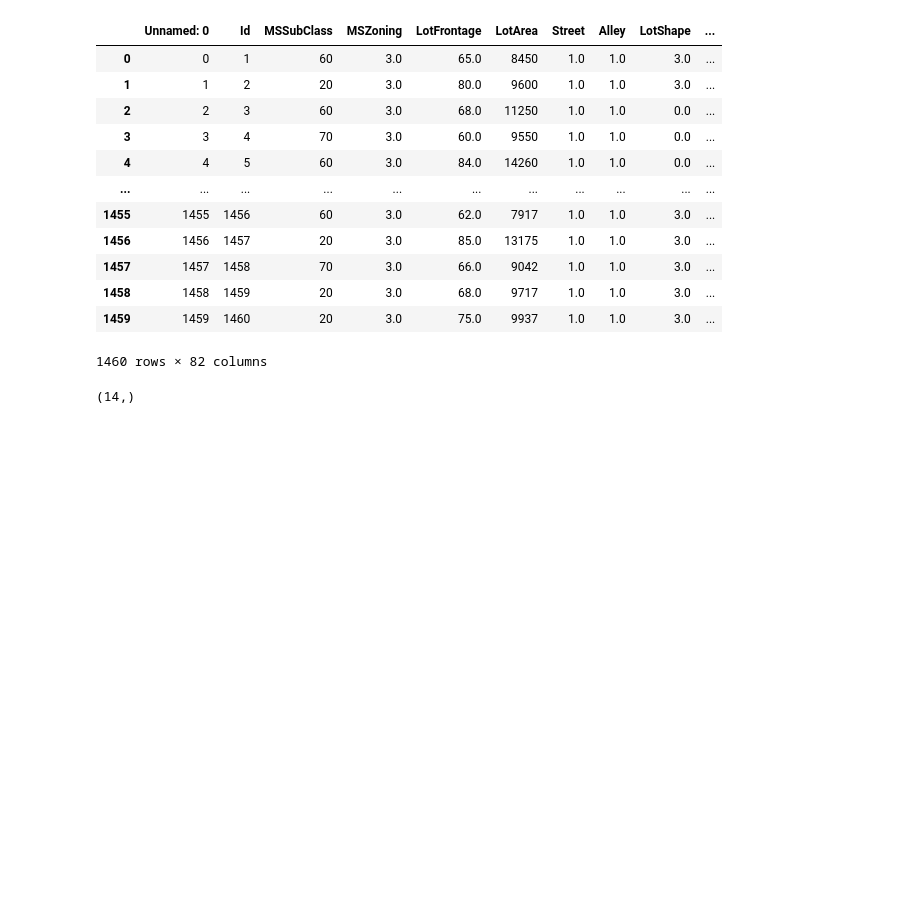
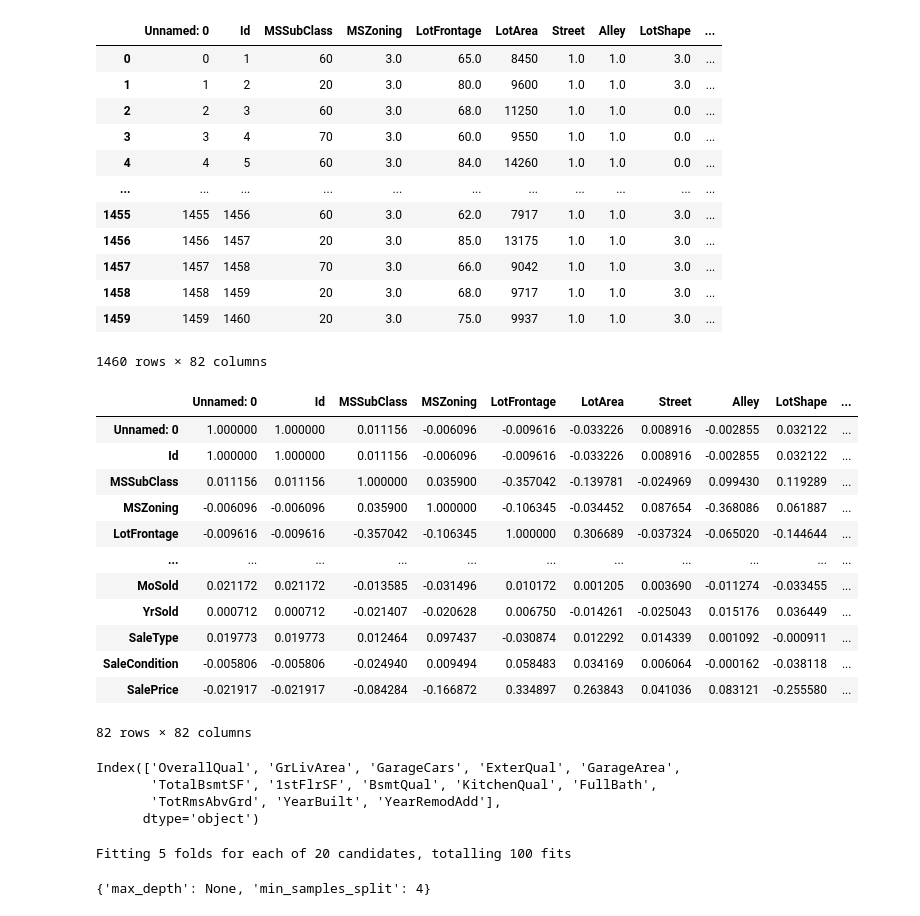
Before and after one commit to Saitam1602/esame-algoritmi, a Jupyter notebook: notebooks/encoding.ipynb, the cells around one changed output. Cells and saved outputs as stored; diff of their text form; code cells hidden in the pictures; blank space fills up the shorter version.

Commit message:
grid_search

```diff
--- a/notebooks/encoding.ipynb
+++ b/notebooks/encoding.ipynb
@@ -46,10 +46,30 @@ df
 1460 rows × 82 columns
 # %%
 correlation = df.corr()
+correlation
+# %% [output]
+|  | Unnamed: 0 | Id | MSSubClass | MSZoning | LotFrontage | LotArea | Street | Alley | LotShape | ... |
+| Unnamed: 0 | 1.000000 | 1.000000 | 0.011156 | -0.006096 | -0.009616 | -0.033226 | 0.008916 | -0.002855 | 0.032122 | ... |
+| Id | 1.000000 | 1.000000 | 0.011156 | -0.006096 | -0.009616 | -0.033226 | 0.008916 | -0.002855 | 0.032122 | ... |
+| MSSubClass | 0.011156 | 0.011156 | 1.000000 | 0.035900 | -0.357042 | -0.139781 | -0.024969 | 0.099430 | 0.119289 | ... |
+| MSZoning | -0.006096 | -0.006096 | 0.035900 | 1.000000 | -0.106345 | -0.034452 | 0.087654 | -0.368086 | 0.061887 | ... |
+| LotFrontage | -0.009616 | -0.009616 | -0.357042 | -0.106345 | 1.000000 | 0.306689 | -0.037324 | -0.065020 | -0.144644 | ... |
+| ... | ... | ... | ... | ... | ... | ... | ... | ... | ... | ... |
+| MoSold | 0.021172 | 0.021172 | -0.013585 | -0.031496 | 0.010172 | 0.001205 | 0.003690 | -0.011274 | -0.033455 | ... |
+| YrSold | 0.000712 | 0.000712 | -0.021407 | -0.020628 | 0.006750 | -0.014261 | -0.025043 | 0.015176 | 0.036449 | ... |
+| SaleType | 0.019773 | 0.019773 | 0.012464 | 0.097437 | -0.030874 | 0.012292 | 0.014339 | 0.001092 | -0.000911 | ... |
+| SaleCondition | -0.005806 | -0.005806 | -0.024940 | 0.009494 | 0.058483 | 0.034169 | 0.006064 | -0.000162 | -0.038118 | ... |
+| SalePrice | -0.021917 | -0.021917 | -0.084284 | -0.166872 | 0.334897 | 0.263843 | 0.041036 | 0.083121 | -0.255580 | ... |
+82 rows × 82 columns
 # %%
 # corr_list = correlation.abs().unstack().sort_values(ascending=False).drop_duplicates()
 # corr_list = corr_list[corr_list > .5]
 correlation_price = correlation["SalePrice"].abs().sort_values(ascending=False)
-correlation_price[correlation_price > .5].shape
+correlation_price[correlation_price > .5]
+correlation_columns = correlation_price[correlation_price > .5].index[1:]
+correlation_columns
 # %% [output]
-(14,)
+Index(['OverallQual', 'GrLivArea', 'GarageCars', 'ExterQual', 'GarageArea',
+       'TotalBsmtSF', '1stFlrSF', 'BsmtQual', 'KitchenQual', 'FullBath',
+       'TotRmsAbvGrd', 'YearBuilt', 'YearRemodAdd'],
+      dtype='object')
@@ -55,0 +79,14 @@ correlation_price[correlation_price > .5].shape
+# %%
+model = RandomForestRegressor()
+grid = {
+    "max_depth": [None, 2, 4, 6, 8],
+    "min_samples_split": range(2,10,2)
+}
+grid_search = GridSearchCV(model, param_grid=grid, verbose=1, cv=5)
+X = df[correlation_columns]
+y = df["SalePrice"]
+grid_search.fit(X,y)
+grid_search.best_params_
+# %% [output]
+Fitting 5 folds for each of 20 candidates, totalling 100 fits
+{'max_depth': None, 'min_samples_split': 4}
```
Also changed, not shown: parts of 1 cell of this notebook.
